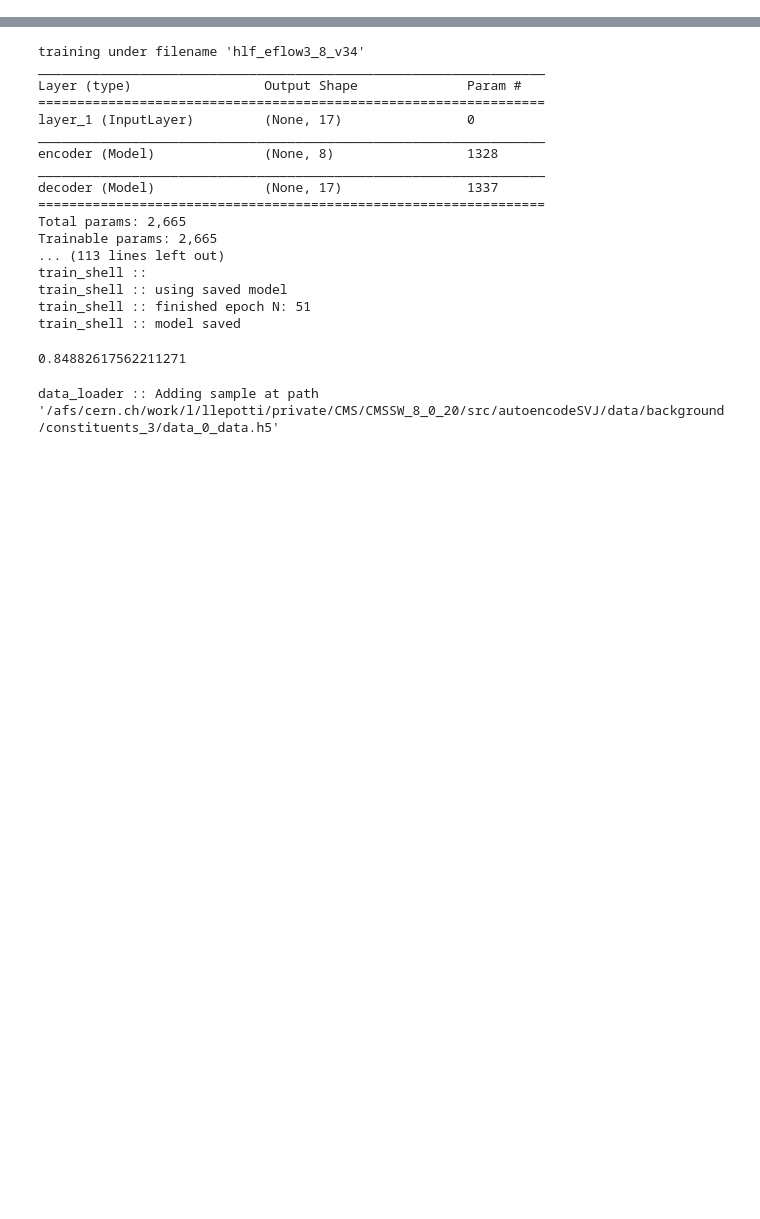
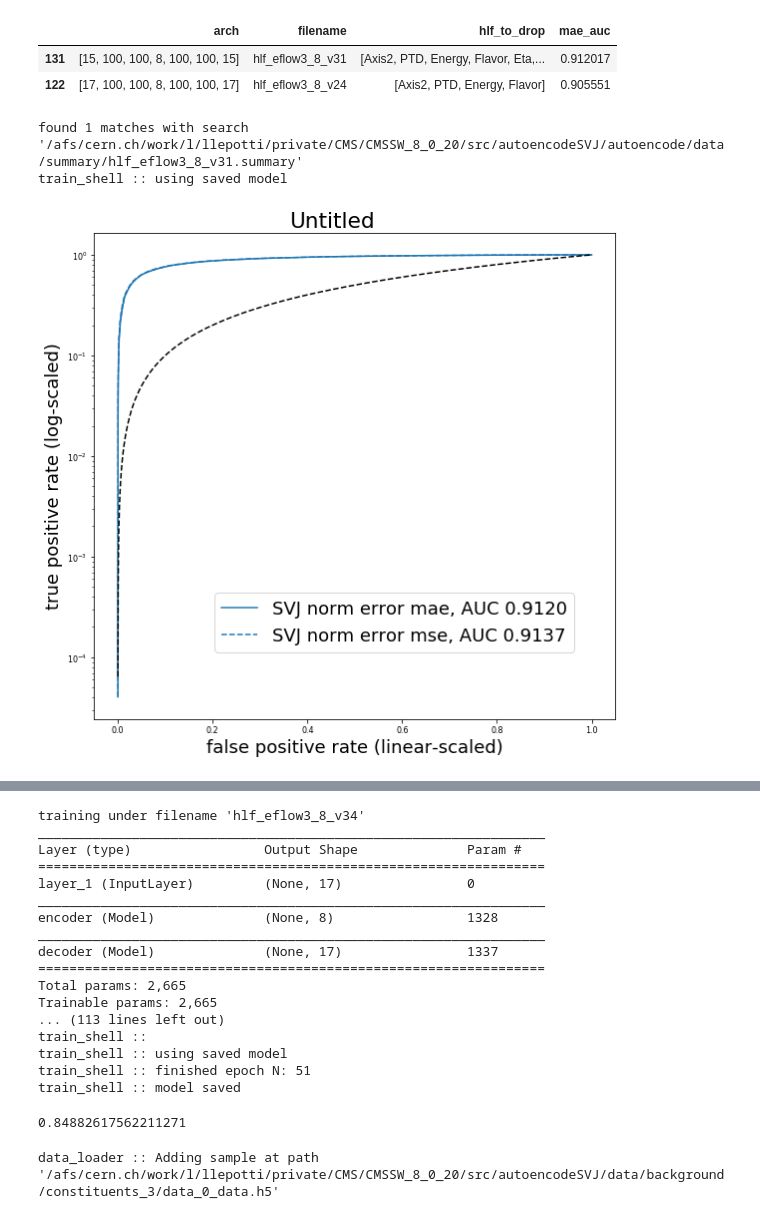
Before and after one commit to luclepot/SVJ, a Jupyter notebook: test.ipynb, the cells around one changed output, grey strips where cells are left out. Drawn from its saved outputs; the diff is of its cells as text; code cells hidden in the pictures; blank space fills up the shorter version.

```diff
--- a/test.ipynb
+++ b/test.ipynb
@@ -5,2 +33,17 @@ import autoencodeSVJ.utils as utils
+# %%
+utils.summary().cfilter(['arch', 'filename', 'mae_auc', 'hlf_to_drop']).sort_values('mae_auc')[::-1].head(2)
+# %% [output]
+|  | arch | filename | hlf_to_drop | mae_auc |
+| 131 | [15, 100, 100, 8, 100, 100, 15] | hlf_eflow3_8_v31 | [Axis2, PTD, Energy, Flavor, Eta,... | 0.912017 |
+| 122 | [17, 100, 100, 8, 100, 100, 17] | hlf_eflow3_8_v24 | [Axis2, PTD, Energy, Flavor] | 0.905551 |
+# %%
+elt = ev.ae_evaluation("hlf_eflow3_8_v31")
+# %% [output]
+found 1 matches with search '/afs/cern.ch/work/l/llepotti/private/CMS/CMSSW_8_0_20/src/autoencodeSVJ/autoencode/data/summary/hlf_eflow3_8_v31.summary'
+train_shell :: using saved model
+# %%
+elt.roc(yscale='log')
+# %% [output]
+[figure, added]
 # %%
 %run autoencode/module/autoencodeSVJ/evaluate.py
```
Also changed, not shown: parts of 11 cells of this notebook, 1 other file.
